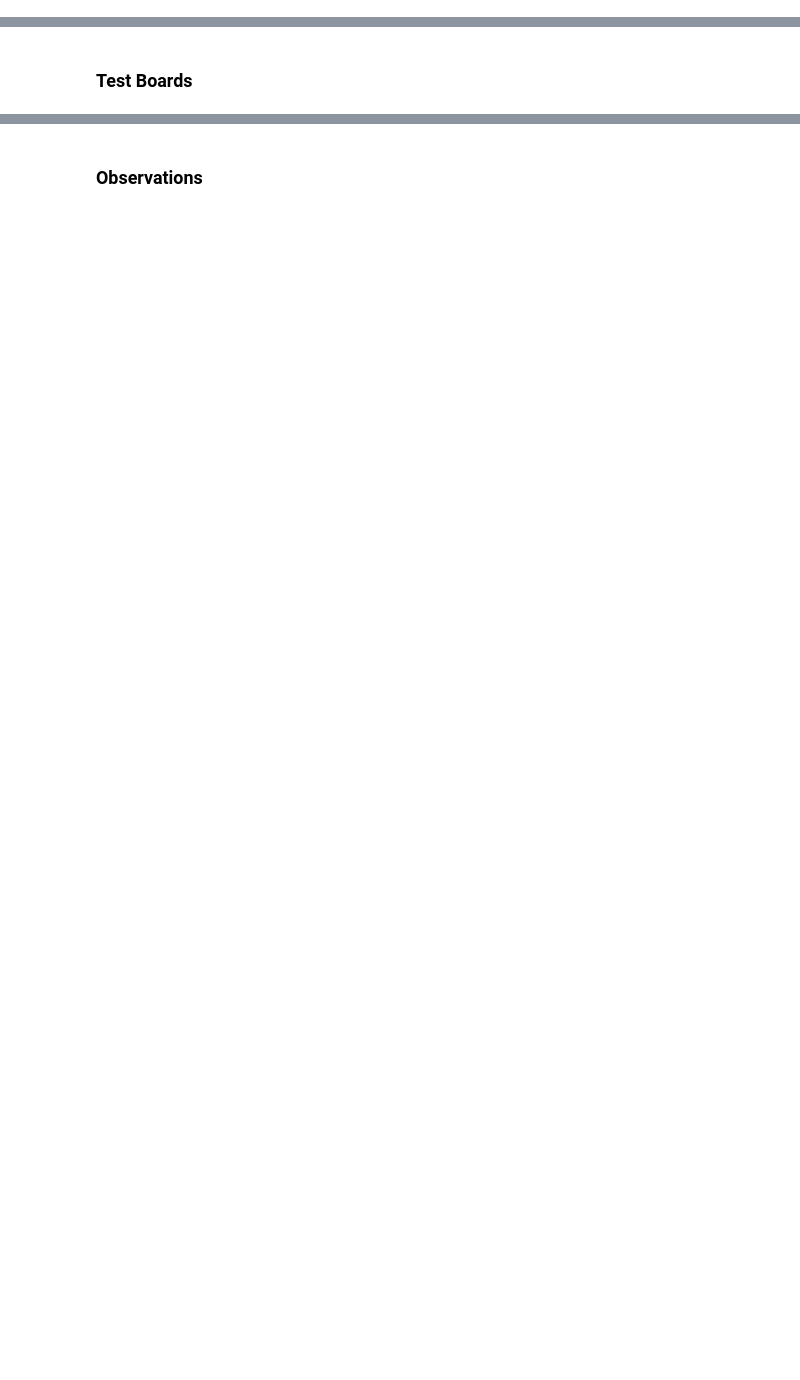
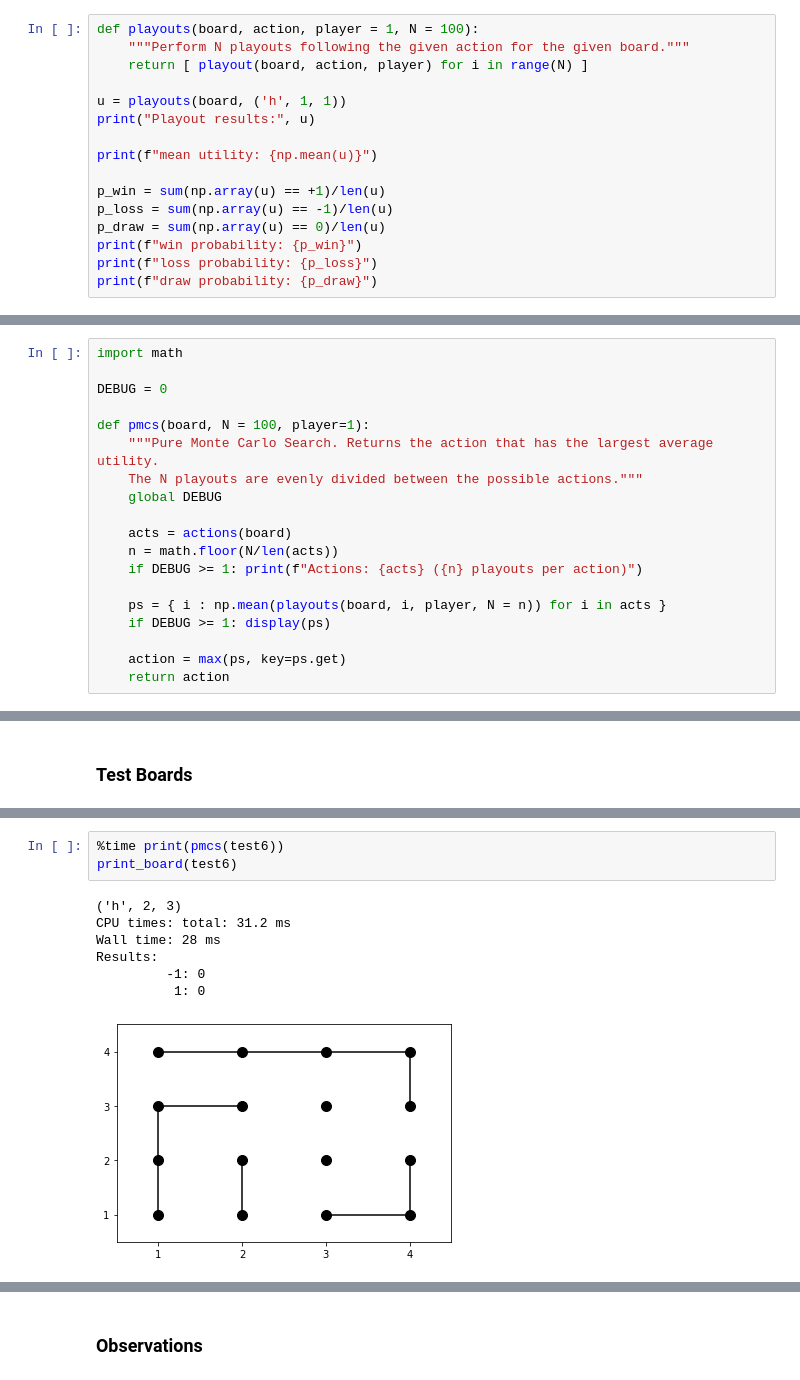
Before and after one commit to diogo-fae/dots-and-boxes, a Jupyter notebook: Attempt2.ipynb, the cells around one changed output, grey strips where cells are left out. Cells and saved outputs as stored; diff of their text form; blank space fills up the shorter version.

```diff
--- a/Attempt2.ipynb
+++ b/Attempt2.ipynb
@@ -1478,0 +1604,16 @@ Implement Pure Monte Carlo Search (see [tic-tac-toe-example](https://nbviewer.or
+# %%
+def playouts(board, action, player = 1, N = 100):
+    """Perform N playouts following the given action for the given board."""
+    return [ playout(board, action, player) for i in range(N) ]
+
+u = playouts(board, ('h', 1, 1))
+print("Playout results:", u)
+
+print(f"mean utility: {np.mean(u)}")
+
+p_win = sum(np.array(u) == +1)/len(u)
+p_loss = sum(np.array(u) == -1)/len(u)
+p_draw = sum(np.array(u) == 0)/len(u)
+print(f"win probability: {p_win}")
+print(f"loss probability: {p_loss}")
+print(f"draw probability: {p_draw}")
@@ -1478,0 +1626,19 @@ Implement Pure Monte Carlo Search (see [tic-tac-toe-example](https://nbviewer.or
+# %%
+import math
+
+DEBUG = 0
+
+def pmcs(board, N = 100, player=1):
+    """Pure Monte Carlo Search. Returns the action that has the largest average utility.
+    The N playouts are evenly divided between the possible actions."""
+    global DEBUG
+
+    acts = actions(board)
+    n = math.floor(N/len(acts))
+    if DEBUG >= 1: print(f"Actions: {acts} ({n} playouts per action)")
+
+    ps = { i : np.mean(playouts(board, i, player, N = n)) for i in acts }
+    if DEBUG >= 1: display(ps)
+
+    action = max(ps, key=ps.get)
+    return action
@@ -1480,0 +1719,11 @@ Implement Pure Monte Carlo Search (see [tic-tac-toe-example](https://nbviewer.or
+# %%
+%time print(pmcs(test6))
+print_board(test6)
+# %% [output]
+('h', 2, 3)
+CPU times: total: 31.2 ms
+Wall time: 28 ms
+Results:
+         -1: 0
+          1: 0
+[figure, added]
```
Also changed, not shown: parts of 28 cells of this notebook.
